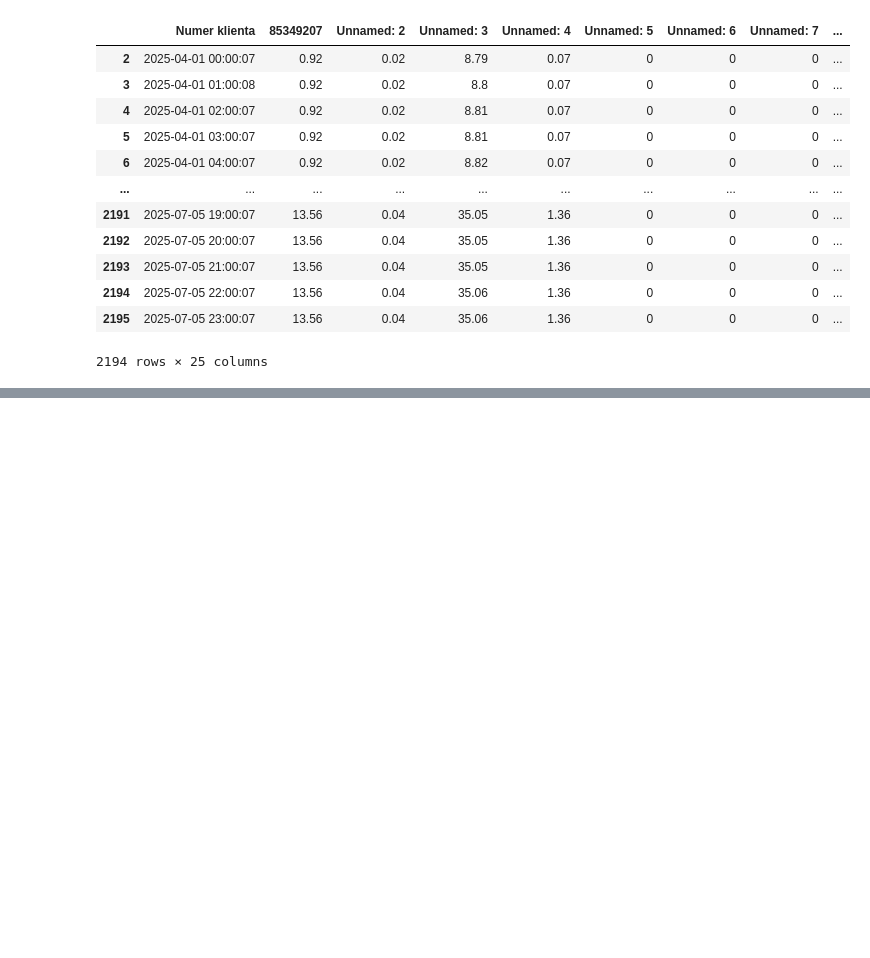
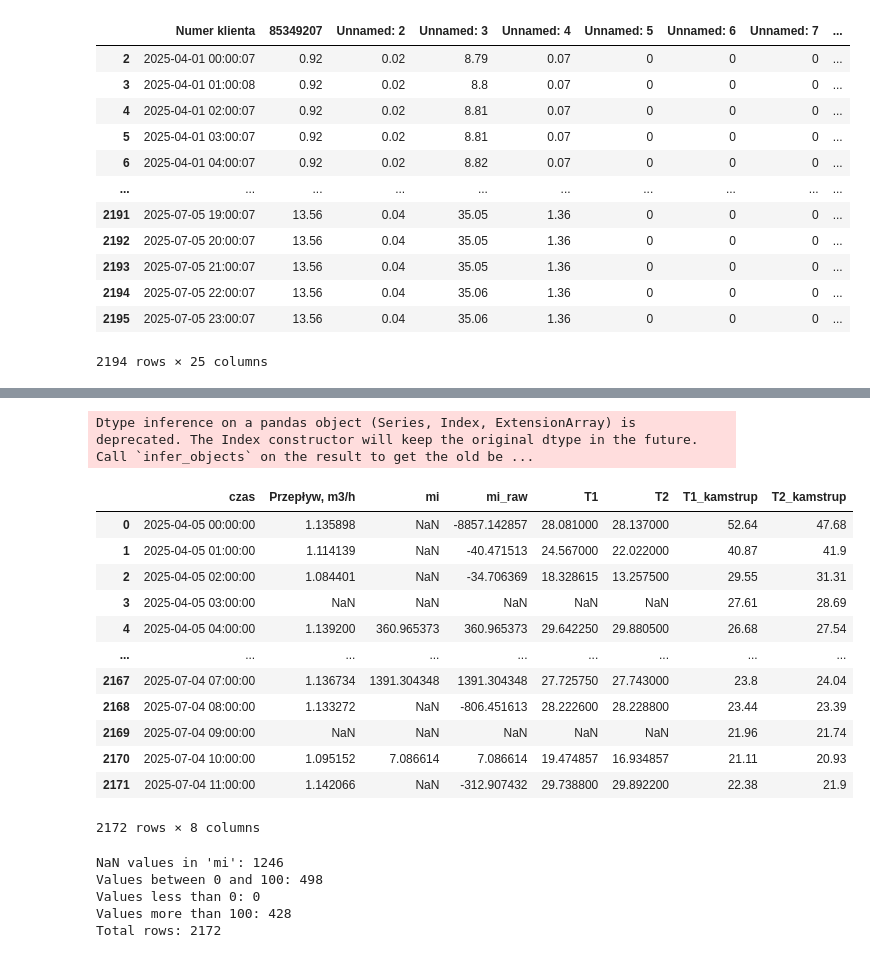
Before and after one commit to martynabocian/martynabocian.github.io, a Jupyter notebook: Charts.ipynb, the cells around one changed output, grey strips where cells are left out. Drawn from its saved outputs; the diff is of its cells as text; code cells hidden in the pictures; blank space fills up the shorter version.

```diff
--- a/Charts.ipynb
+++ b/Charts.ipynb
@@ -1505,0 +1342,3 @@ fig.write_html("q_cwu_sr_full.html", include_plotlyjs="cdn")
+# %%
+df_kamstrup7["T1"] = df_kamstrup7["Unnamed: 18"]
+df_kamstrup7["T2"] = df_kamstrup7["Unnamed: 19"]
@@ -1505,0 +1357,45 @@ fig.write_html("q_cwu_sr_full.html", include_plotlyjs="cdn")
+# %%
+df_kamstrup7_hourly = df_kamstrup7.set_index('czas').resample('h')[['T1', 'T2']].mean().reset_index()
+df_filtered_belimo_hourly = df_filtered_belimo_hourly.merge(df_kamstrup7_hourly, on='czas', how='left', suffixes=('', '_kamstrup'))
+# %% [output]
+Dtype inference on a pandas object (Series, Index, ExtensionArray) is deprecated. The Index constructor will keep the original dtype in the future. Call `infer_objects` on the result to get the old be ...
+# %%
+df_filtered_belimo_hourly["mi_raw"] =100 * (df_filtered_belimo_hourly["T1_kamstrup"] - df_filtered_belimo_hourly["T2_kamstrup"])/(df_filtered_belimo_hourly["T1"] - df_filtered_belimo_hourly["T2"])
+# %%
+df_filtered_belimo_hourly["mi"] = np.where((df_filtered_belimo_hourly["Przepływ, m3/h"] < 1) | (df_filtered_belimo_hourly["mi_raw"] < 0), np.nan, df_filtered_belimo_hourly["mi_raw"])
+# %%
+df_filtered_belimo_hourly[["czas", "Przepływ, m3/h", "mi", "mi_raw", "T1", "T2", "T1_kamstrup", "T2_kamstrup"]]
+# %% [output]
+|  | czas | Przepływ, m3/h | mi | mi_raw | T1 | T2 | T1_kamstrup | T2_kamstrup |
+| 0 | 2025-04-05 00:00:00 | 1.135898 | NaN | -8857.142857 | 28.081000 | 28.137000 | 52.64 | 47.68 |
+| 1 | 2025-04-05 01:00:00 | 1.114139 | NaN | -40.471513 | 24.567000 | 22.022000 | 40.87 | 41.9 |
+| 2 | 2025-04-05 02:00:00 | 1.084401 | NaN | -34.706369 | 18.328615 | 13.257500 | 29.55 | 31.31 |
+| 3 | 2025-04-05 03:00:00 | NaN | NaN | NaN | NaN | NaN | 27.61 | 28.69 |
+| 4 | 2025-04-05 04:00:00 | 1.139200 | 360.965373 | 360.965373 | 29.642250 | 29.880500 | 26.68 | 27.54 |
+| ... | ... | ... | ... | ... | ... | ... | ... | ... |
+| 2167 | 2025-07-04 07:00:00 | 1.136734 | 1391.304348 | 1391.304348 | 27.725750 | 27.743000 | 23.8 | 24.04 |
+| 2168 | 2025-07-04 08:00:00 | 1.133272 | NaN | -806.451613 | 28.222600 | 28.228800 | 23.44 | 23.39 |
+| 2169 | 2025-07-04 09:00:00 | NaN | NaN | NaN | NaN | NaN | 21.96 | 21.74 |
+| 2170 | 2025-07-04 10:00:00 | 1.095152 | 7.086614 | 7.086614 | 19.474857 | 16.934857 | 21.11 | 20.93 |
+| 2171 | 2025-07-04 11:00:00 | 1.142066 | NaN | -312.907432 | 29.738800 | 29.892200 | 22.38 | 21.9 |
+2172 rows × 8 columns
+# %%
+df_filtered_belimo_hourly[["czas", "Przepływ, m3/h", "mi", "mi_raw", "T1", "T2", "T1_kamstrup", "T2_kamstrup"]]
+
+# Analyze 'mi' column
+nan_count = df_filtered_belimo_hourly['mi'].isna().sum()
+between_0_100 = ((df_filtered_belimo_hourly['mi'] >= 0) & (df_filtered_belimo_hourly['mi'] <= 100)).sum()
+less_than_0 = (df_filtered_belimo_hourly['mi'] < 0).sum()
+more_than_100 = (df_filtered_belimo_hourly['mi'] > 100).sum()
+
+print(f"NaN values in 'mi': {nan_count}")
+print(f"Values between 0 and 100: {between_0_100}")
+print(f"Values less than 0: {less_than_0}")
+print(f"Values more than 100: {more_than_100}")
+print(f"Total rows: {len(df_filtered_belimo_hourly)}")
+# %% [output]
+NaN values in 'mi': 1246
+Values between 0 and 100: 498
+Values less than 0: 0
+Values more than 100: 428
+Total rows: 2172
```
Also changed, not shown: parts of 54 cells of this notebook, 1 other file.
